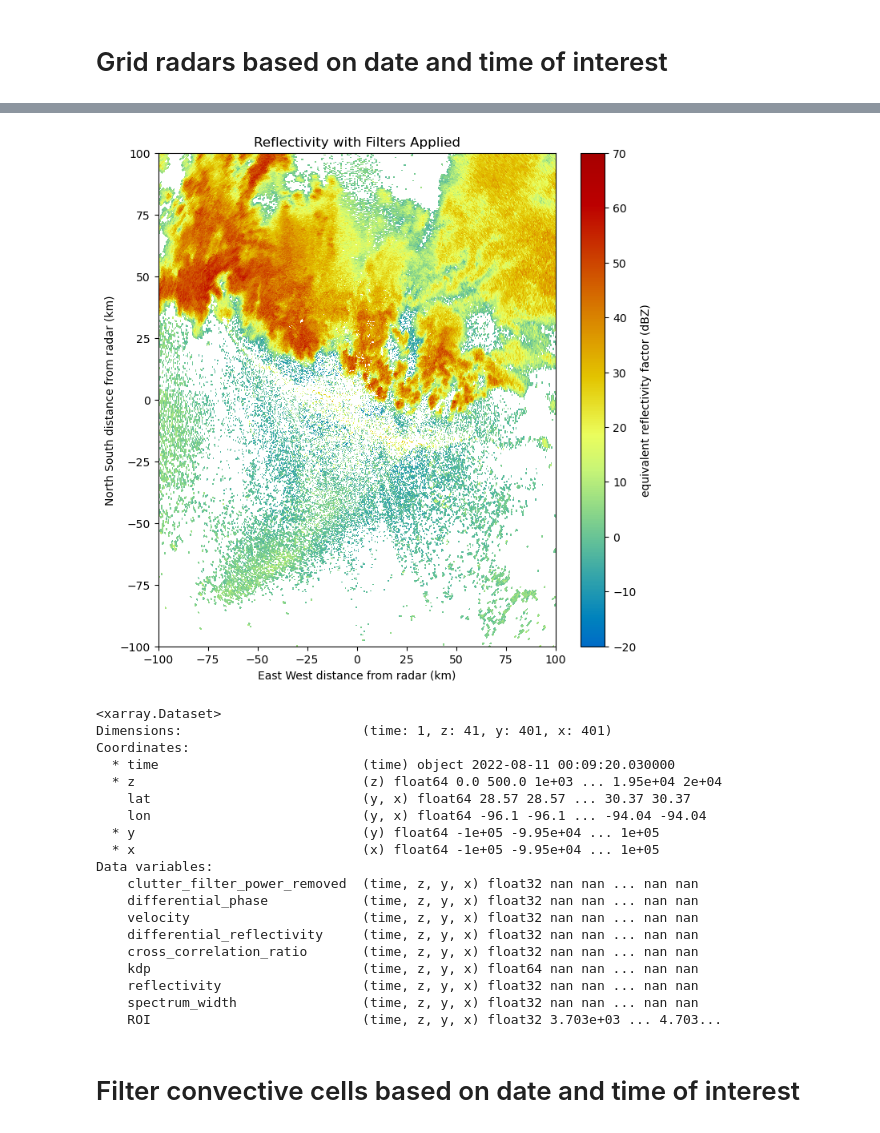
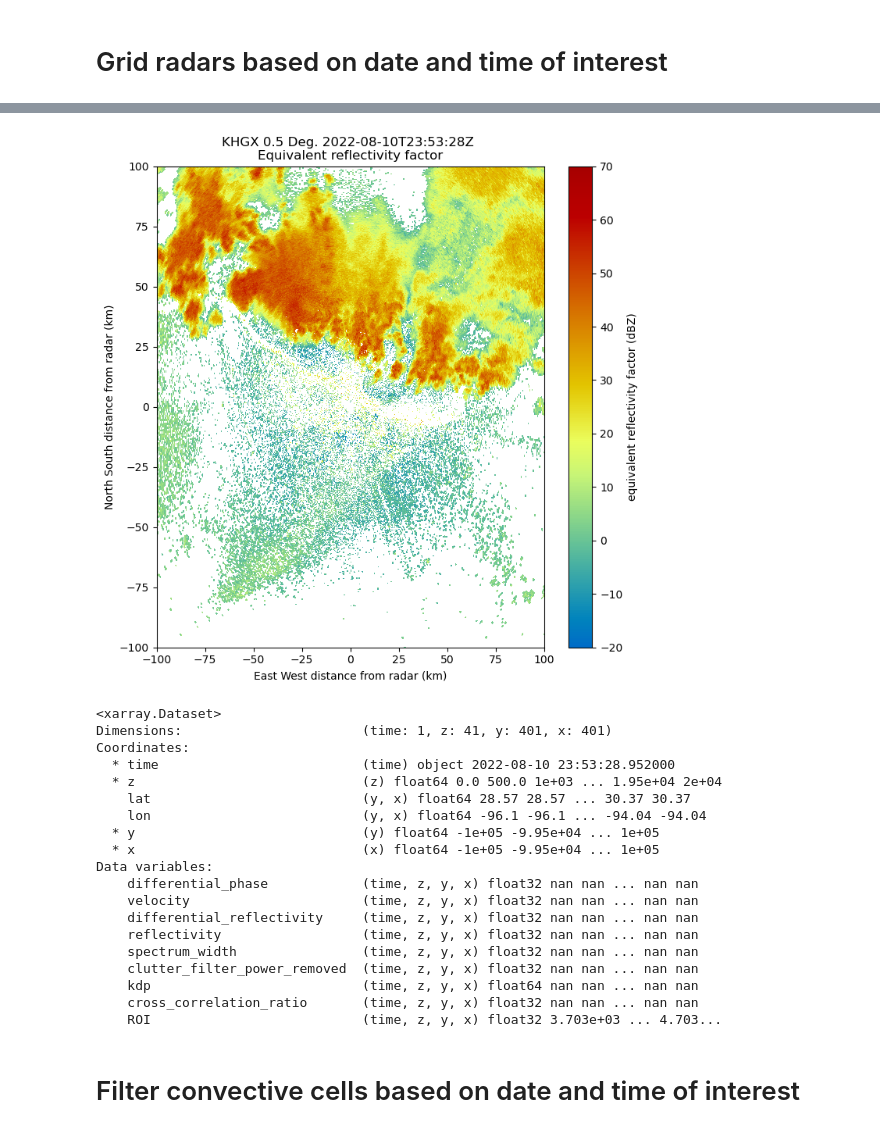
Before and after one commit to oluwafemiomitusa/Geospatial-Analysis, a Jupyter notebook: Second_part/Jupyter Notebooks/New/case_study_1_v2.ipynb, the cells around one changed output, grey strips where cells are left out. Cells and saved outputs as stored; diff of their text form; code cells hidden in the pictures.

```diff
--- a/Second_part/Jupyter Notebooks/New/case_study_1_v2.ipynb
+++ b/Second_part/Jupyter Notebooks/New/case_study_1_v2.ipynb
@@ -18,5 +18,5 @@ cell_end_date = '2022-08-11T00:09:21'
 # %%
-filename = "C:/Users/omitu/Desktop/KHGX/KHGX20220811_000920_V06"
+filename = "C:/Users/omitu/Desktop/KHGX/KHGX20220810_235328_V06"
 radar = pyart.io.read(filename)
 radar.fields.keys()
 
@@ -27,3 +27,9 @@ weight_func='Barnes' #nearest, Cressman
 gfilter = pyart.filters.GateFilter(radar)
 gfilter.exclude_below('cross_correlation_ratio',0.9)
 #gfilter.exclude_below('reflectivity',20)
+
+fig = plt.figure(figsize=(8,8))
+display = pyart.graph.RadarDisplay(radar)
+display.plot_ppi('reflectivity',sweep=0,vmin=-20,vmax=70)
+display.set_limits(xlim=(-100,100),ylim=(-100,100))
+#plt.savefig('Raw_Z.png')
@@ -38,18 +38,18 @@ display.set_limits(xlim=(-100,100),ylim=(-100,100))
 # %%
 import pyart
 
 # Load the radar data
 
 # Now, you can use this gate filter in further processing or visualization
 # For example, to create a plot that applies this filter
 display = pyart.graph.RadarDisplay(radar)
 fig = plt.figure(figsize=(8,8))
 ax = fig.add_subplot(111)
-display.plot('reflectivity', 0, gatefilter=gfilter, ax=ax, vmin=-20,vmax=70, title='Reflectivity with Filters Applied')
+display.plot('reflectivity', 0, gatefilter=gfilter, ax=ax, vmin=-20, vmax=70)
 display.set_limits(xlim=(-100,100),ylim=(-100,100))
 plt.show()
 # %% [output]
-[figure, old version]
+[figure, new version]
 # %%
 #KDP calc
 kdp_calc = True
@@ -86,21 +86,21 @@ radar_grid
 <xarray.Dataset>
 Dimensions:                       (time: 1, z: 41, y: 401, x: 401)
 Coordinates:
-  * time                          (time) object 2022-08-11 00:09:20.030000
+  * time                          (time) object 2022-08-10 23:53:28.952000
   * z                             (z) float64 0.0 500.0 1e+03 ... 1.95e+04 2e+04
     lat                           (y, x) float64 28.57 28.57 ... 30.37 30.37
     lon                           (y, x) float64 -96.1 -96.1 ... -94.04 -94.04
   * y                             (y) float64 -1e+05 -9.95e+04 ... 1e+05
   * x                             (x) float64 -1e+05 -9.95e+04 ... 1e+05
 Data variables:
-    clutter_filter_power_removed  (time, z, y, x) float32 nan nan ... nan nan
     differential_phase            (time, z, y, x) float32 nan nan ... nan nan
     velocity                      (time, z, y, x) float32 nan nan ... nan nan
     differential_reflectivity     (time, z, y, x) float32 nan nan ... nan nan
-    cross_correlation_ratio       (time, z, y, x) float32 nan nan ... nan nan
-    kdp                           (time, z, y, x) float64 nan nan ... nan nan
     reflectivity                  (time, z, y, x) float32 nan nan ... nan nan
     spectrum_width                (time, z, y, x) float32 nan nan ... nan nan
+    clutter_filter_power_removed  (time, z, y, x) float32 nan nan ... nan nan
+    kdp                           (time, z, y, x) float64 nan nan ... nan nan
+    cross_correlation_ratio       (time, z, y, x) float32 nan nan ... nan nan
     ROI                           (time, z, y, x) float32 3.703e+03 ... 4.703...
 # %% [markdown]
 # Filter convective cells based on date and time of interest
```
Also changed, not shown: parts of 21 cells of this notebook.
